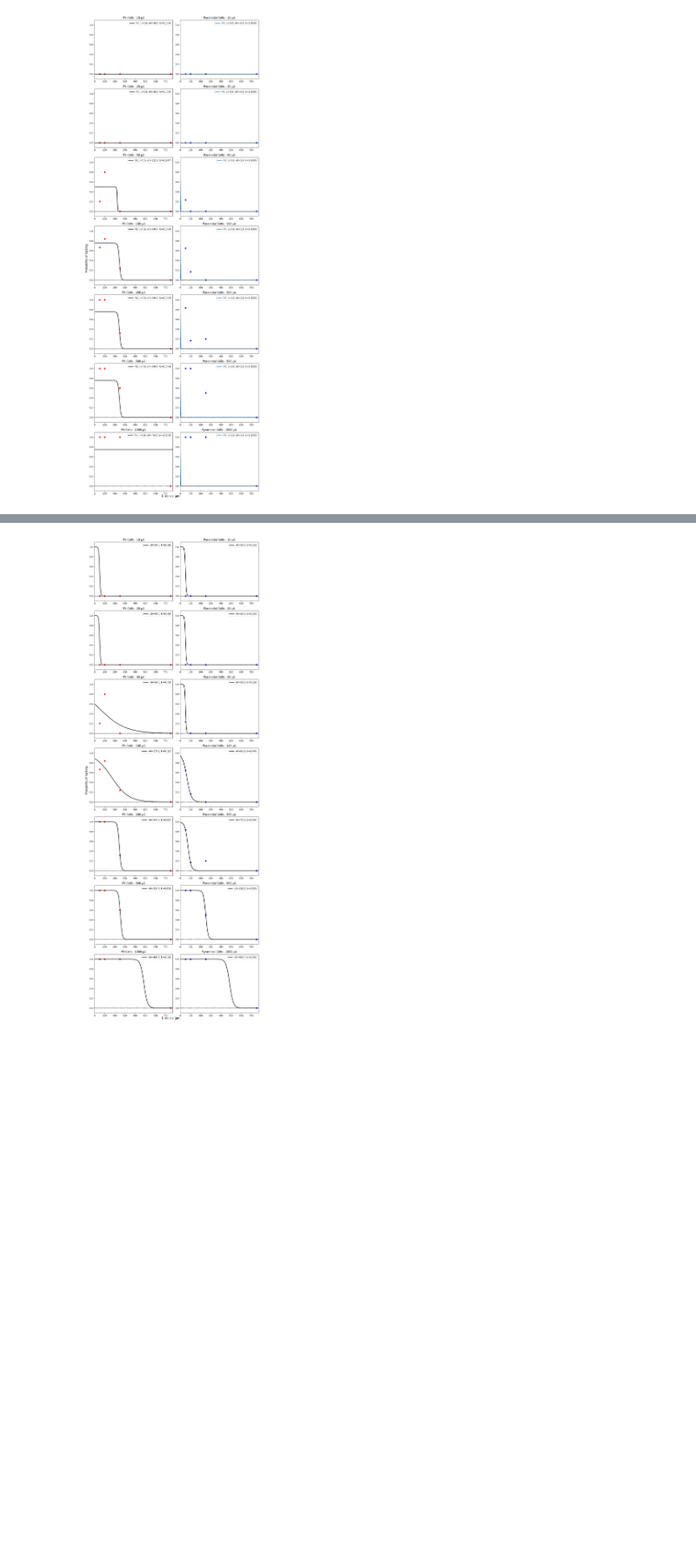
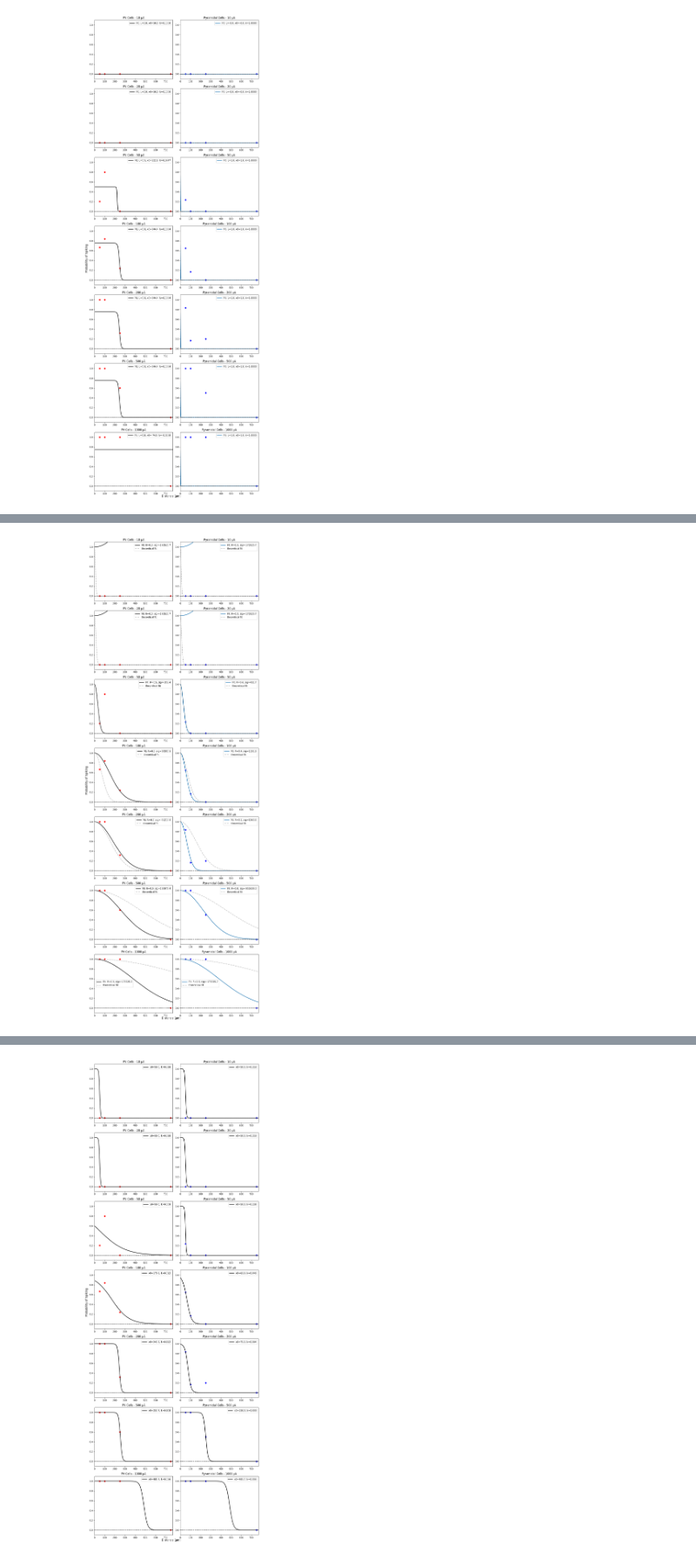
Before and after one commit to MaxPiatine/microstim, a Jupyter notebook: analysis/params.ipynb, the cells around one changed output, grey strips where cells are left out. Shown at 87% size. Saved outputs shown, nothing was run; the diff lists cells and outputs as text; code cells hidden in the pictures; blank space fills up the shorter version.

```diff
--- a/analysis/params.ipynb
+++ b/analysis/params.ipynb
@@ -9,3 +12,7 @@ distances = [50, 100, 250, 750]
 intensities = [0.01, 0.02, 0.05, 0.1, 0.2, 0.5, 1.0]
 def sigmoid(x, L, x0, k):
     return L / (1 + np.exp(k * (x - x0)))
+
+p=6
+def gauss(x, I, R, sigma):
+    return np.exp(-x**2 / (sigma +(R * I)**(2/p+2)))
@@ -159,0 +179,6 @@ plt.show()
+# %%
+
+def gauss_fit(I):
+    def model(x, R, sigma):
+        return np.exp(-x**2 / (sigma + (R * I)**(2/p+2)))
+    return model
@@ -159,0 +217,81 @@ plt.show()
+# %%
+pyr_fits, pv_fits = {}, {}
+
+for intensity, vals in pyr_data.items():
+    x = vals["x"]
+    y= vals["y"]
+
+    p0 = [0.5, 100]
+
+    try:
+        params1, cov1 = curve_fit(gauss_fit(intensity*1000), x, y, p0)
+    except RuntimeError as e:
+        print("Pyr:", e, " for intensity", intensity)
+
+    pyr_fits[intensity] = params1
+
+for intensity, vals in pv_data.items():
+    x = vals["x"]
+    y= vals["y"]
+    p0 = [0.5, 100]
+
+    try:
+        params2, cov2 = curve_fit(gauss_fit(intensity*1000), x, y, p0=p0)
+    except RuntimeError as e:
+        print("PV:", e, " for intensity", intensity)
+
+    pv_fits[intensity] = params2
+
+
+fig, axes = plt.subplots(nrows=7, ncols=2, figsize=(11, 30))
+axes = axes.flatten()
+
+x_fit = np.linspace(0, 770, 500)
+count = 0
+for intensity in intensities:
+    ax = axes[count]
+
+    data = pv_data[intensity]
+    ax.scatter(distances, data["y"], color='red')
+
+    R, sigma = pv_fits[intensity]
+    ax.plot(x_fit, gauss(x_fit, intensity*1000, R, sigma),
+            label=f"Fit: R={R:.1f}, sig={sigma:.1f}",
+            linewidth=2, color="k")
+    ax.plot(x_fit, gauss(x_fit, intensity*1000, 0.5, 100),
+            label=f"theoretical fit",
+            linewidth=2, color="gray", alpha=0.5, linestyle='dashed')
+    ax.axhline(0, color='k', linestyle='dashed')
+    ax.set_ylim(-0.1, 1.1)
+    ax.set_xlim(0, 770)
+    ax.set_title(f"PV Cells - {intensity*1000:.0f} μA")
+    ax.legend()
+
+    count += 1
+
+    ax = axes[count]
+
+    y = pyr_data[intensity]["y"]
+    ax.scatter(distances, y, color='blue')
+
+    R, sigma = pyr_fits[intensity]
+    ax.plot(x_fit, gauss(x_fit, intensity*1000, R, sigma),
+            label=f"Fit: R={R:.1f}, sig={sigma:.1f}",
+            linewidth=2)
+    ax.plot(x_fit, gauss(x_fit, intensity*1000, 0.5, 100),
+            label=f"theoretical fit",
+            linewidth=2, color="gray", alpha=0.5, linestyle='dashed')
+    ax.axhline(0, color='k', linestyle='dashed')
+    ax.set_ylim(-0.1, 1.1)
+    ax.set_xlim(0, 770)
+    ax.set_title(f"Pyramidal Cells - {intensity*1000:.0f} μA")
+    ax.legend()
+
+    count += 1
+
+fig.supylabel("Probability of Spiking")
+fig.supxlabel("Distance (μm)")
+fig.subplots_adjust(top=0.85)
+plt.tight_layout()
+plt.show()
+# %% [output]
@@ -159,0 +302 @@ plt.show()
+[figure, added]
```
Also changed, not shown: parts of 12 cells of this notebook, 9 other files.
